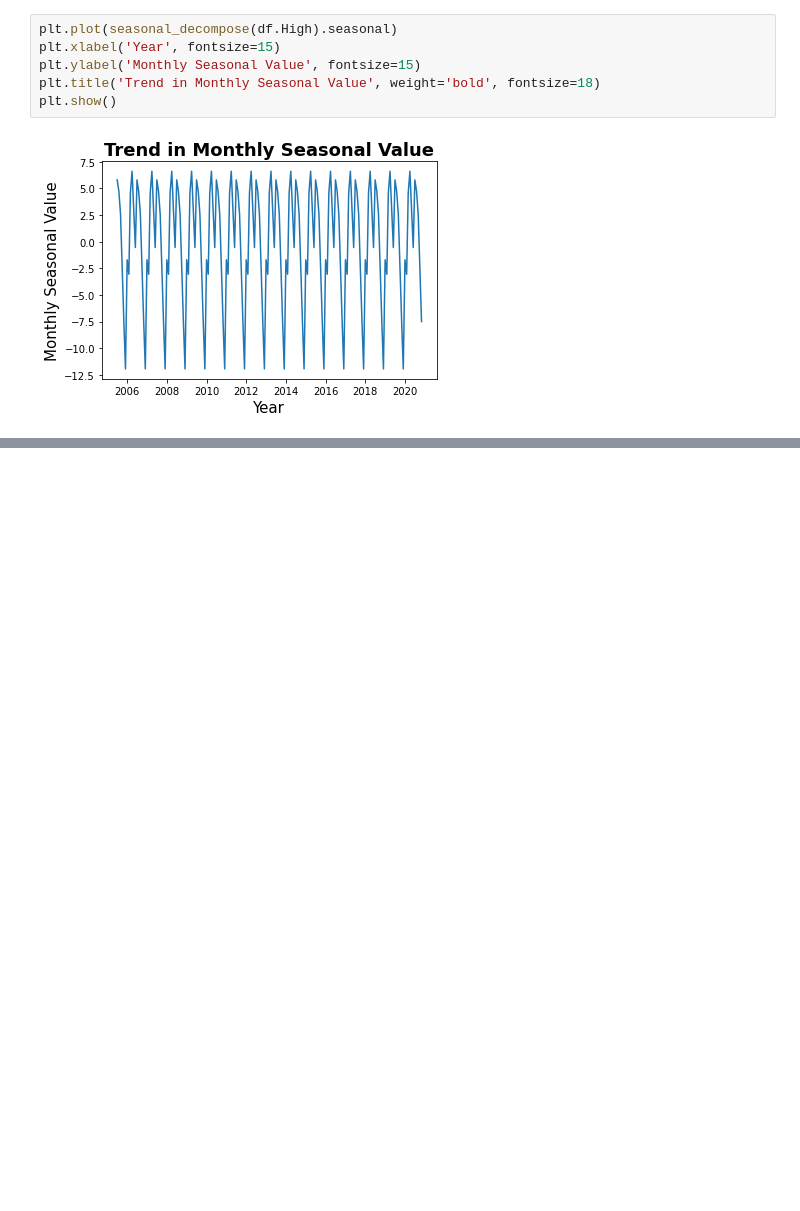
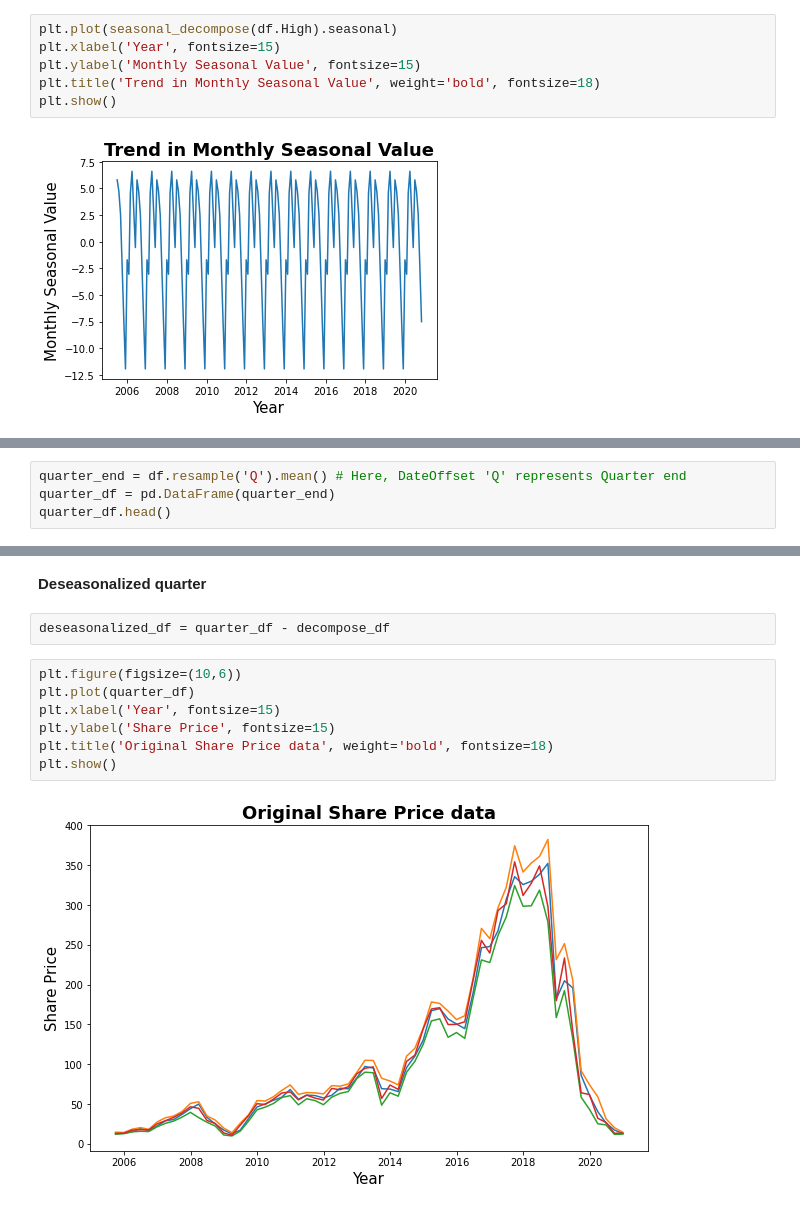
Before and after one commit to sudeep-009/Share-Price-Prediction, a Jupyter notebook: StockMarketPricePrediction.ipynb, the cells around one changed output, grey strips where cells are left out. Drawn from its saved outputs; the diff is of its cells as text; blank space fills up the shorter version.

```diff
--- a/StockMarketPricePrediction.ipynb
+++ b/StockMarketPricePrediction.ipynb
@@ -198,0 +210,4 @@ plt.show()
+# %%
+quarter_end = df.resample('Q').mean() # Here, DateOffset 'Q' represents Quarter end
+quarter_df = pd.DataFrame(quarter_end)
+quarter_df.head()
@@ -198,0 +235,13 @@ plt.show()
+# %% [markdown]
+**Deseasonalized quarter**
+# %%
+deseasonalized_df = quarter_df - decompose_df
+# %%
+plt.figure(figsize=(10,6))
+plt.plot(quarter_df)
+plt.xlabel('Year', fontsize=15)
+plt.ylabel('Share Price', fontsize=15)
+plt.title('Original Share Price data', weight='bold', fontsize=18)
+plt.show()
+# %% [output]
+[figure, added]
```
Also changed, not shown: parts of 10 cells of this notebook.
